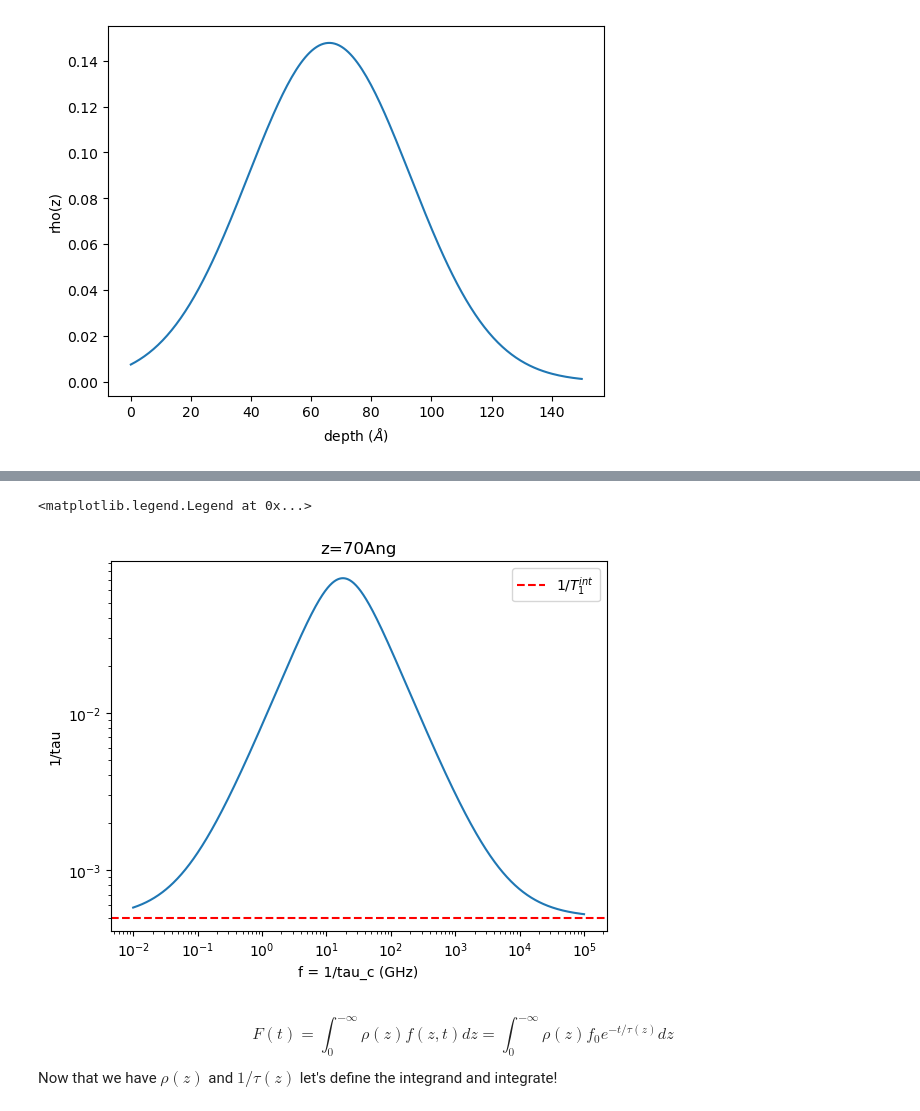
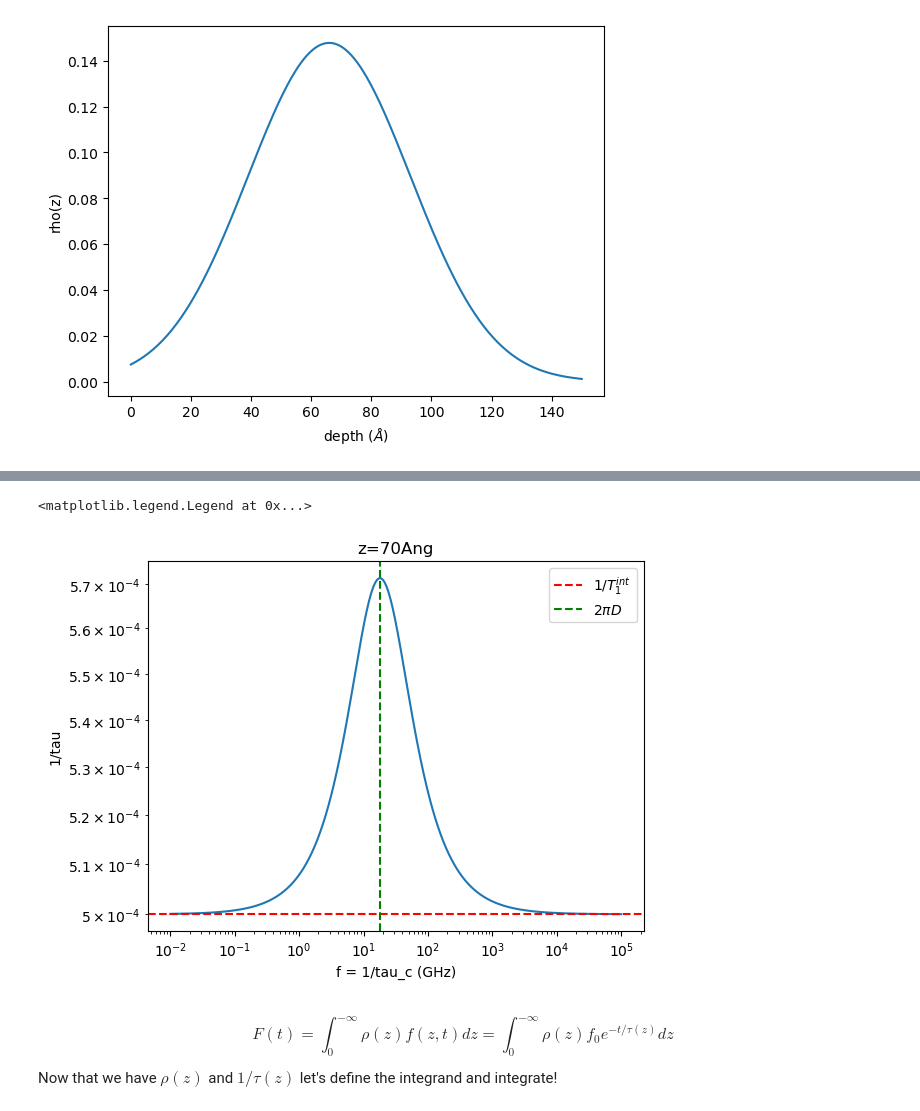
Before and after one commit to giusSacco/Thesis, a Jupyter notebook: Code/RACF/numerical_integral.ipynb, the cells around one changed output, grey strips where cells are left out. Drawn from its saved outputs; the diff is of its cells as text; code cells hidden in the pictures.

```diff
--- a/Code/RACF/numerical_integral.ipynb
+++ b/Code/RACF/numerical_integral.ipynb
@@ -32,8 +36,9 @@ assisted processes are the main causes of longitudinal spin relaxation at room t
 
 => $1/T_1^{int} = 1/(2ms) = 0.5*10^3 Hz$
 # %%
+# Define one over tau
 A = -5.492940828862188
 gamma_e = 176.0810   # GHz T^-1
 D = 2.87         #GHz
 def one_over_tau(z, *,tau_c, n, one_over_T_1_int = .5e-3):
-    return one_over_T_1_int +  (n/z**3) * ((gamma_e**2)*(A**2)*np.pi)*tau_c/(1+(2*np.pi*D*tau_c)**2)
+    return one_over_T_1_int +  (n/z**3) * ((gamma_e**2)*(A**2)*np.pi*tau_c)/(1+(2*np.pi*D*tau_c)**2)
@@ -43 +48,4 @@ n = 0.0003 # Å^-3
+# %%
+# NEUTRAL CASE
+n = 3e-7 # nm^3
 # %%
@@ -57,16 +83,18 @@ Text(0.5, 0, '$z$')
 # %%
+# Plot 1/tau as a function of f = 1/tau_c
 f_values = np.logspace(-2, 5, 1000)
 plt.plot(f_values, one_over_tau(z = 7, tau_c = 1/f_values, n = n))
 plt.title('z=70Ang')
 plt.yscale('log')
 plt.xscale('log')
 plt.ylabel('1/tau')
 plt.xlabel('f = 1/tau_c (GHz)')
 plt.axhline(y = .5e-3, color = 'r', linestyle = '--', label='$1/T_1^{int}$')
+plt.axvline(x = 2*np.pi*D, color = 'g', linestyle = '--', label='$2\pi D$')
 plt.legend()
 # %% [output]
 <matplotlib.legend.Legend at 0x...>
-[figure, old version]
+[figure, new version]
 # %% [markdown]
 $$
 F(t)=\int_0^{-\infty} \rho(z) f(z, t) d z=\int_0^{-\infty} \rho(z) f_0 e^{-t / \tau(z)} d z
```
Also changed, not shown: parts of 32 cells of this notebook.
